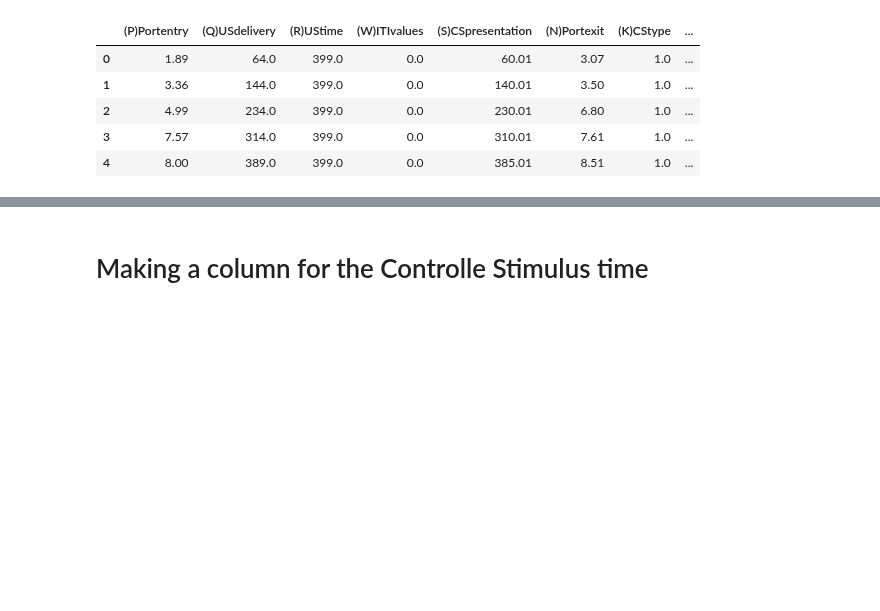
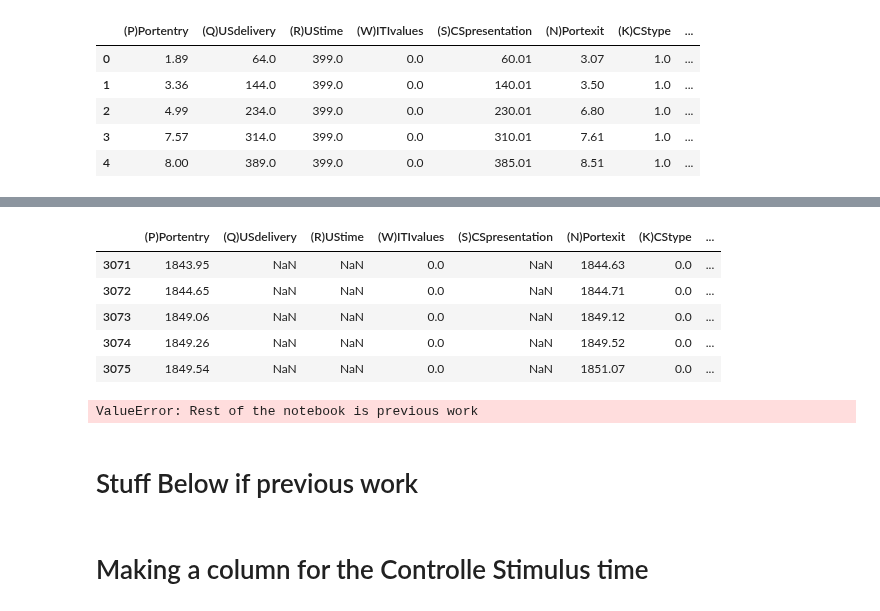
Before and after one commit to padillacoreanolab/behavioral_dataframe_processing, a Jupyter notebook: results/2022_09_02_ricardo_video_syncing/04_syncing_with_video.ipynb, the cells around one changed output, grey strips where cells are left out. Drawn from its saved outputs; the diff is of its cells as text; code cells hidden in the pictures; blank space fills up the shorter version.

```diff
--- a/results/2022_09_02_ricardo_video_syncing/04_syncing_with_video.ipynb
+++ b/results/2022_09_02_ricardo_video_syncing/04_syncing_with_video.ipynb
@@ -262,2 +276,0 @@ concatted_medpc_df.tail()
-# %%
-concatted_medpc_df = concatted_medpc_df[concatted_medpc_df["(S)CSpresentation"] % 1000 != 0].dropna()
@@ -380,0 +357,9 @@ ValueError: Rest of the notebook is previous work
+# %%
+cage_1_medpc_df.tail()
+# %% [output]
+|  | (P)Portentry | (Q)USdelivery | (R)UStime | (W)ITIvalues | (S)CSpresentation | (N)Portexit | (K)CStype | ... |
+| 3071 | 1843.95 | NaN | NaN | 0.0 | NaN | 1844.63 | 0.0 | ... |
+| 3072 | 1844.65 | NaN | NaN | 0.0 | NaN | 1844.71 | 0.0 | ... |
+| 3073 | 1849.06 | NaN | NaN | 0.0 | NaN | 1849.12 | 0.0 | ... |
+| 3074 | 1849.26 | NaN | NaN | 0.0 | NaN | 1849.52 | 0.0 | ... |
+| 3075 | 1849.54 | NaN | NaN | 0.0 | NaN | 1851.07 | 0.0 | ... |
@@ -381,3 +370,9 @@ ValueError: Rest of the notebook is previous work
+# %%
+raise ValueError("Rest of the notebook is previous work")
+# %% [output]
+ValueError: Rest of the notebook is previous work
+# %% [markdown]
+# Stuff Below if previous work
 # %% [markdown]
 # Making a column for the Controlle Stimulus time
 # %% [markdown]
```
Also changed, not shown: parts of 54 cells of this notebook, 2 other files.
